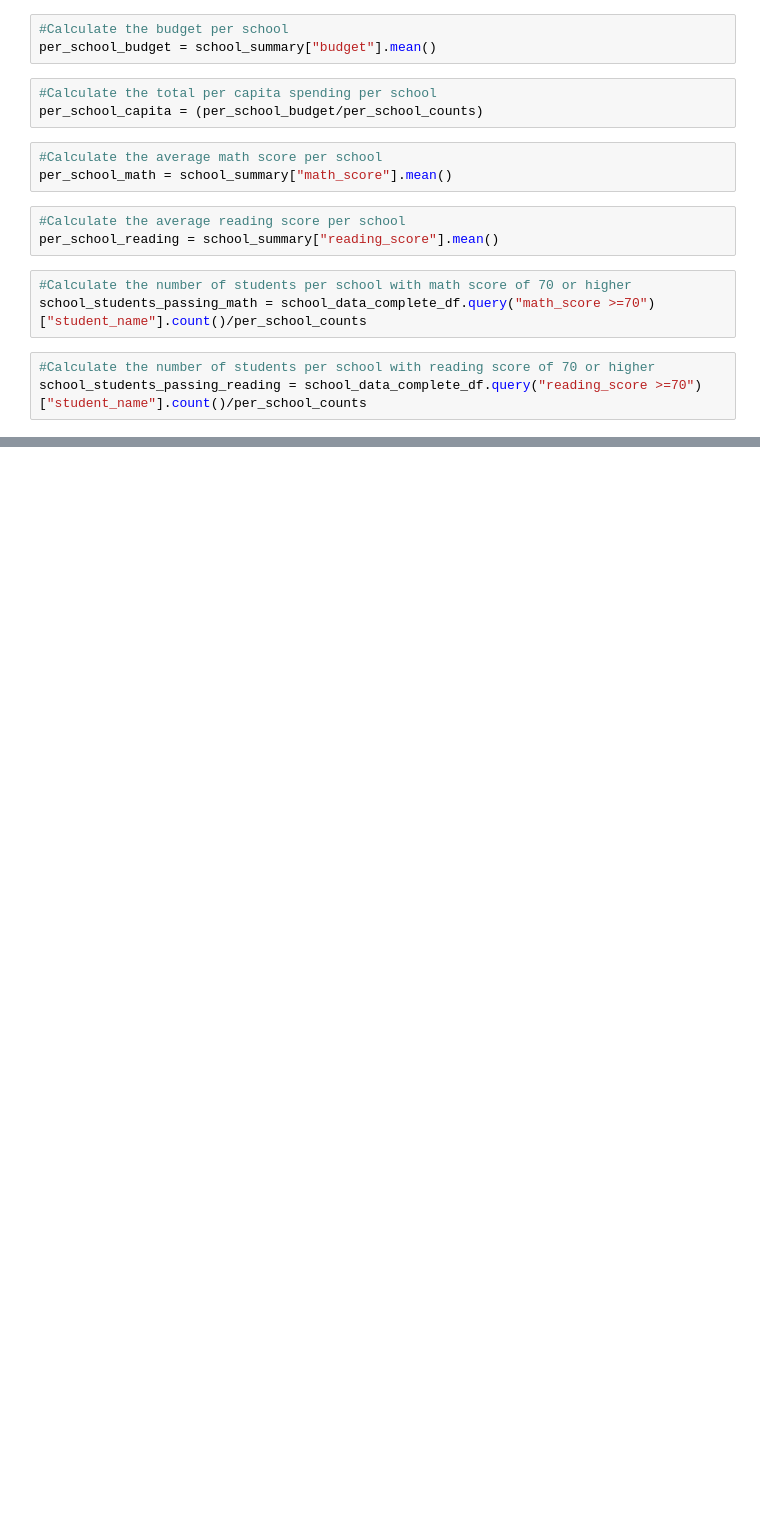
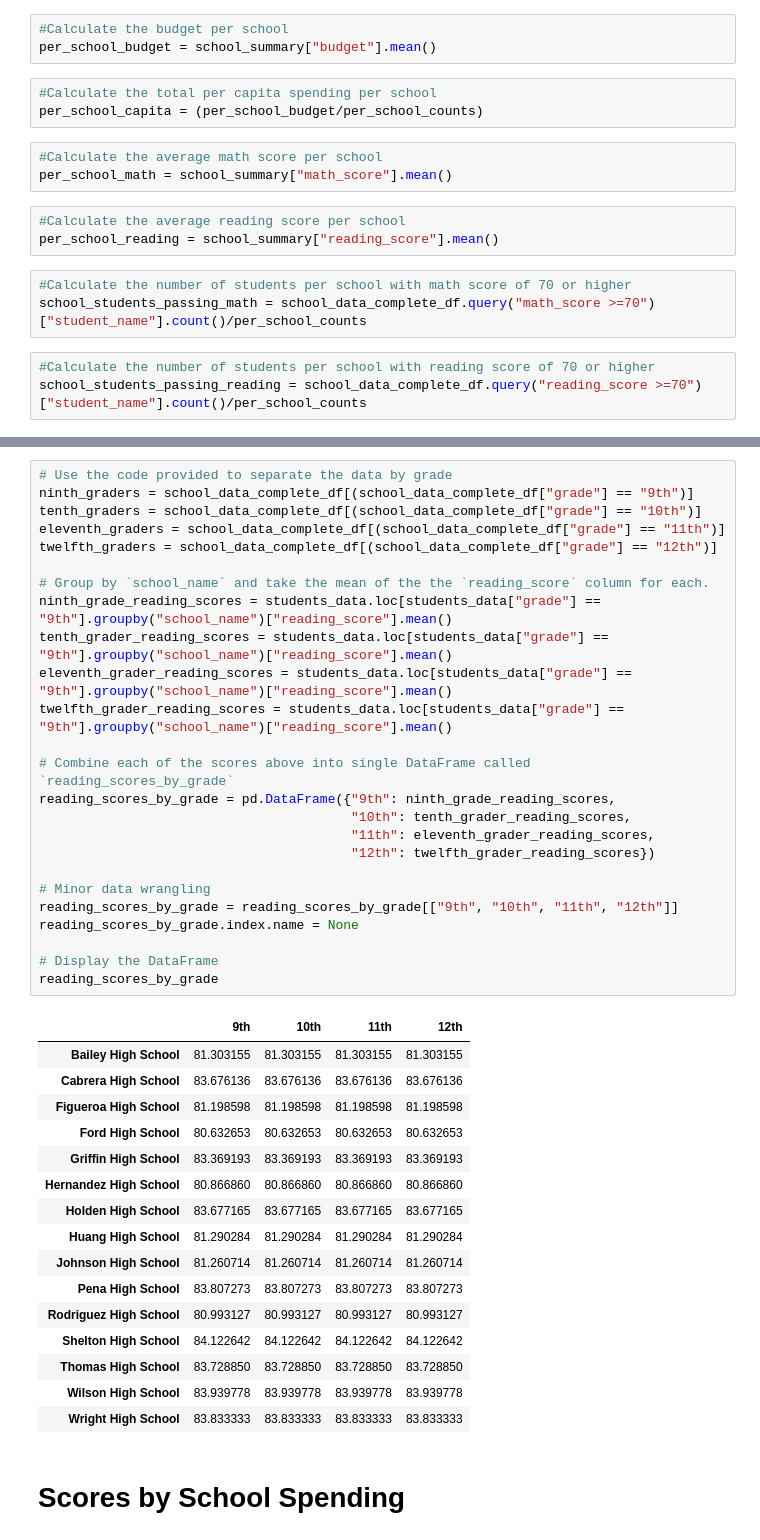
Before and after one commit to mtkrebs87/pandas_challenge, a Jupyter notebook: PyCitySchools/PyCitySchools.ipynb, the cells around one changed output, grey strips where cells are left out. Saved outputs shown, nothing was run; the diff lists cells and outputs as text; blank space fills up the shorter version.

```diff
--- a/PyCitySchools/PyCitySchools.ipynb
+++ b/PyCitySchools/PyCitySchools.ipynb
@@ -138,0 +254,44 @@ school_students_passing_math_and_reading =
+# %%
+# Use the code provided to separate the data by grade
+ninth_graders = school_data_complete_df[(school_data_complete_df["grade"] == "9th")]
+tenth_graders = school_data_complete_df[(school_data_complete_df["grade"] == "10th")]
+eleventh_graders = school_data_complete_df[(school_data_complete_df["grade"] == "11th")]
+twelfth_graders = school_data_complete_df[(school_data_complete_df["grade"] == "12th")]
+
+# Group by `school_name` and take the mean of the the `reading_score` column for each.
+ninth_grade_reading_scores = students_data.loc[students_data["grade"] == "9th"].groupby("school_name")["reading_score"].mean()
+tenth_grader_reading_scores = students_data.loc[students_data["grade"] == "9th"].groupby("school_name")["reading_score"].mean()
+eleventh_grader_reading_scores = students_data.loc[students_data["grade"] == "9th"].groupby("school_name")["reading_score"].mean()
+twelfth_grader_reading_scores = students_data.loc[students_data["grade"] == "9th"].groupby("school_name")["reading_score"].mean()
+
+# Combine each of the scores above into single DataFrame called `reading_scores_by_grade`
+reading_scores_by_grade = pd.DataFrame({"9th": ninth_grade_reading_scores,
+                                        "10th": tenth_grader_reading_scores,
+                                        "11th": eleventh_grader_reading_scores,
+                                        "12th": twelfth_grader_reading_scores})
+
+# Minor data wrangling
+reading_scores_by_grade = reading_scores_by_grade[["9th", "10th", "11th", "12th"]]
+reading_scores_by_grade.index.name = None
+
+# Display the DataFrame
+reading_scores_by_grade
+# %% [output]
+|  | 9th | 10th | 11th | 12th |
+| Bailey High School | 81.303155 | 81.303155 | 81.303155 | 81.303155 |
+| Cabrera High School | 83.676136 | 83.676136 | 83.676136 | 83.676136 |
+| Figueroa High School | 81.198598 | 81.198598 | 81.198598 | 81.198598 |
+| Ford High School | 80.632653 | 80.632653 | 80.632653 | 80.632653 |
+| Griffin High School | 83.369193 | 83.369193 | 83.369193 | 83.369193 |
+| Hernandez High School | 80.866860 | 80.866860 | 80.866860 | 80.866860 |
+| Holden High School | 83.677165 | 83.677165 | 83.677165 | 83.677165 |
+| Huang High School | 81.290284 | 81.290284 | 81.290284 | 81.290284 |
+| Johnson High School | 81.260714 | 81.260714 | 81.260714 | 81.260714 |
+| Pena High School | 83.807273 | 83.807273 | 83.807273 | 83.807273 |
+| Rodriguez High School | 80.993127 | 80.993127 | 80.993127 | 80.993127 |
+| Shelton High School | 84.122642 | 84.122642 | 84.122642 | 84.122642 |
+| Thomas High School | 83.728850 | 83.728850 | 83.728850 | 83.728850 |
+| Wilson High School | 83.939778 | 83.939778 | 83.939778 | 83.939778 |
+| Wright High School | 83.833333 | 83.833333 | 83.833333 | 83.833333 |
+# %% [markdown]
+# Scores by School Spending
```
Also changed, not shown: parts of 16 cells of this notebook.
